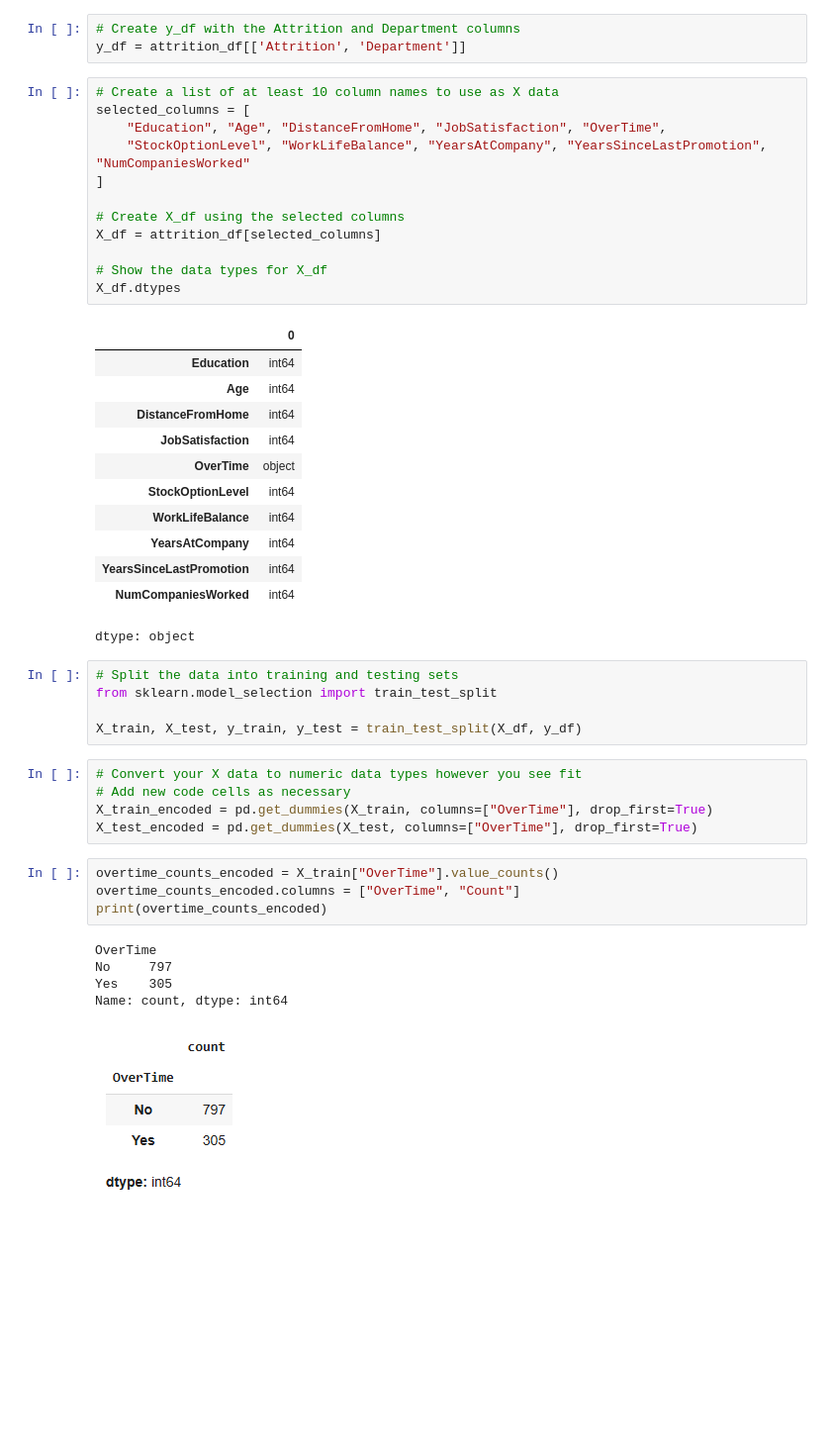
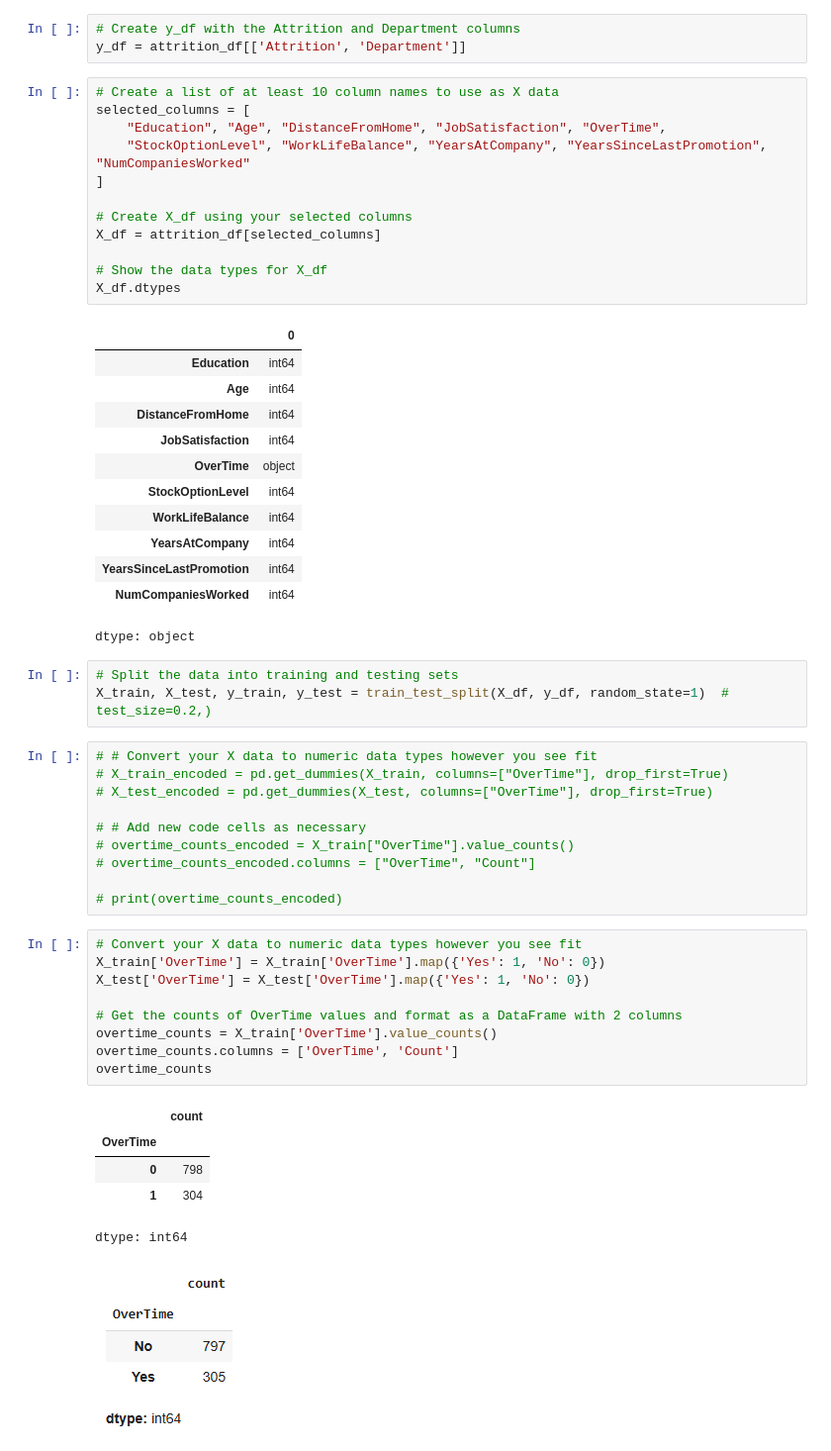
Before and after one commit to Larry-444/neural-network-challenge-2, a Jupyter notebook: attrition.ipynb, the cells around one changed output. Shown: that part at 99% size. Drawn from its saved outputs; the diff is of its cells as text; blank space fills up the shorter version.

```diff
--- a/attrition.ipynb
+++ b/attrition.ipynb
@@ -53,7 +54,7 @@ selected_columns = [
     "StockOptionLevel", "WorkLifeBalance", "YearsAtCompany", "YearsSinceLastPromotion", "NumCompaniesWorked"
 ]
 
-# Create X_df using the selected columns
+# Create X_df using your selected columns
 X_df = attrition_df[selected_columns]
 
 # Show the data types for X_df
@@ -73,23 +74,32 @@ X_df.dtypes
 dtype: object
 # %%
 # Split the data into training and testing sets
-from sklearn.model_selection import train_test_split
-
-X_train, X_test, y_train, y_test = train_test_split(X_df, y_df)
+X_train, X_test, y_train, y_test = train_test_split(X_df, y_df, random_state=1)  # test_size=0.2,)
 # %%
-# Convert your X data to numeric data types however you see fit
-# Add new code cells as necessary
-X_train_encoded = pd.get_dummies(X_train, columns=["OverTime"], drop_first=True)
-X_test_encoded = pd.get_dummies(X_test, columns=["OverTime"], drop_first=True)
+# # Convert your X data to numeric data types however you see fit
+# X_train_encoded = pd.get_dummies(X_train, columns=["OverTime"], drop_first=True)
+# X_test_encoded = pd.get_dummies(X_test, columns=["OverTime"], drop_first=True)
+
+# # Add new code cells as necessary
+# overtime_counts_encoded = X_train["OverTime"].value_counts()
+# overtime_counts_encoded.columns = ["OverTime", "Count"]
+
+# print(overtime_counts_encoded)
-# %%
-overtime_counts_encoded = X_train["OverTime"].value_counts()
-overtime_counts_encoded.columns = ["OverTime", "Count"]
-print(overtime_counts_encoded)
-# %% [output]
-OverTime
-No     797
-Yes    305
-Name: count, dtype: int64
+# %%
+# Convert your X data to numeric data types however you see fit
+X_train['OverTime'] = X_train['OverTime'].map({'Yes': 1, 'No': 0})
+X_test['OverTime'] = X_test['OverTime'].map({'Yes': 1, 'No': 0})
+
+# Get the counts of OverTime values and format as a DataFrame with 2 columns
+overtime_counts = X_train['OverTime'].value_counts()
+overtime_counts.columns = ['OverTime', 'Count']
+overtime_counts
+# %% [output]
+|  | count |
+| OverTime |  |
+| 0 | 798 |
+| 1 | 304 |
+dtype: int64
 # %% [markdown]
 ![image.png](embedded-picture-1)
 # %%
```
Also changed, not shown: parts of 11 cells of this notebook.
